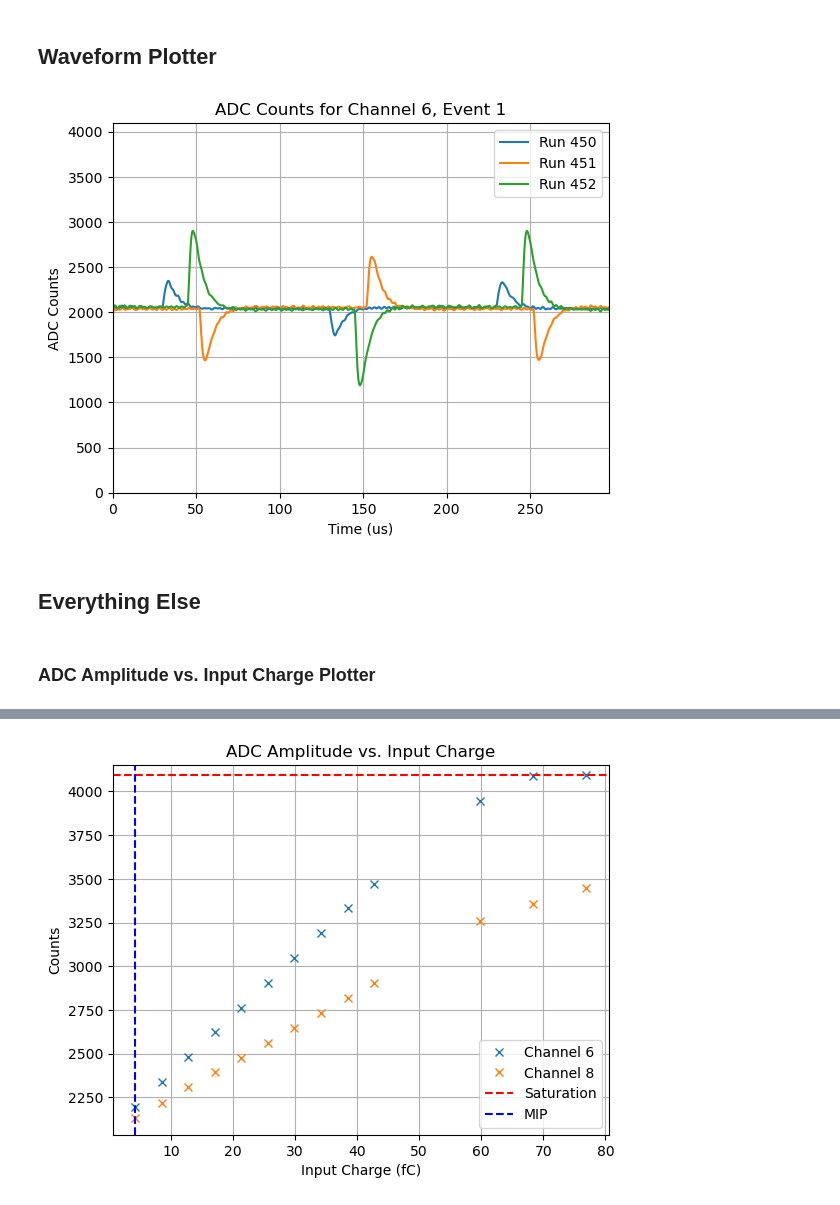
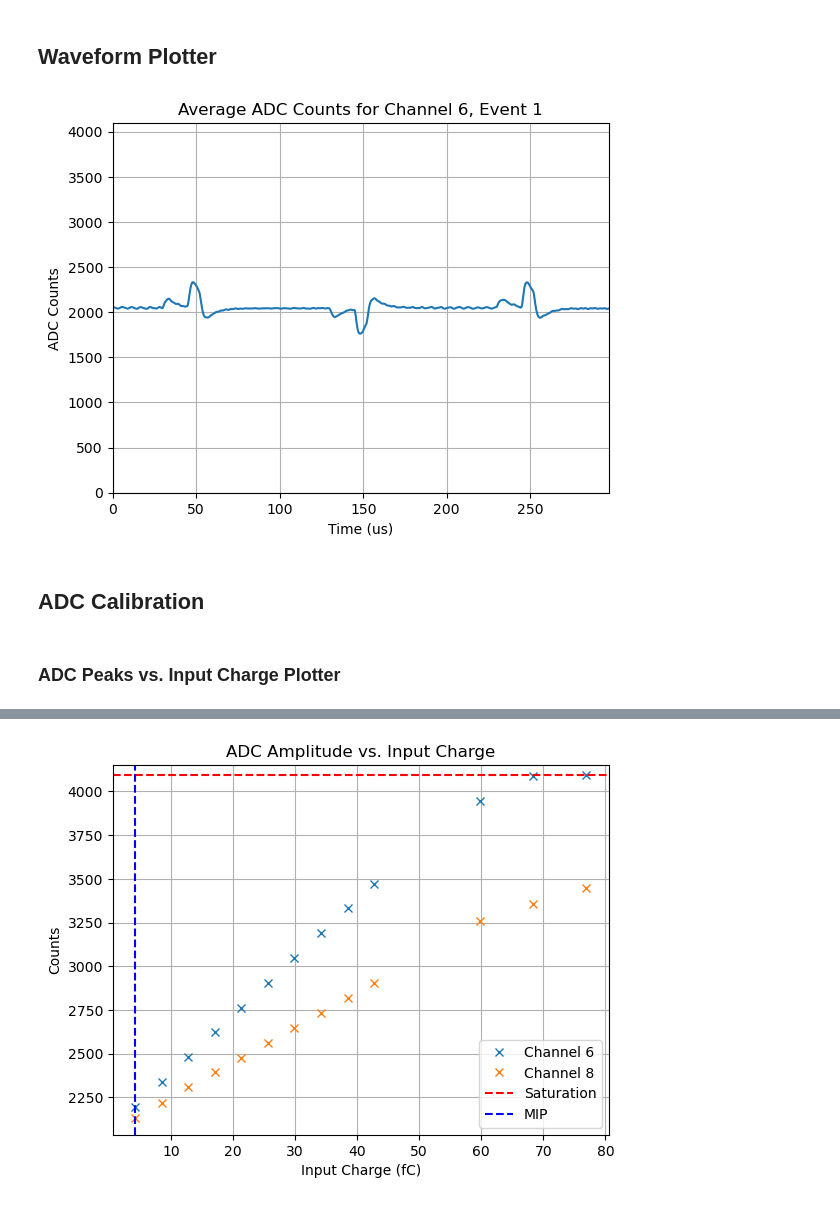
Before and after one commit to svanikt/GRAMS, a Jupyter notebook: pGRAMS Readout Analysis.ipynb, the cells around one changed output, grey strips where cells are left out. Cells and saved outputs as stored; diff of their text form; code cells hidden in the pictures.

```diff
--- a/pGRAMS Readout Analysis.ipynb
+++ b/pGRAMS Readout Analysis.ipynb
@@ -115,12 +115,13 @@ def waveform_plotter(file_list, active_ch, event_id, overlay=1, average=0):
 
     return
 # %%
+# set inputs, run plotter
 file_list = [450, 451, 452]
 active_ch = 6
 event_id = 1
 
-waveform_plotter(file_list, active_ch=6, event_id=1, overlay=1, average=0)
+waveform_plotter(file_list, active_ch=6, event_id=1, overlay=1, average=1)
 # %% [output]
-[figure, old version]
+[figure, new version]
 # %% [markdown]
-## Everything Else
+## ADC Calibration
@@ -135,3 +128 @@ overlay = 1 # set to 0 for individual plots, 1 for overlaid plots
-# %% [markdown]
-### ADC Amplitude vs. Input Charge Plotter
 # %%
@@ -170 +153,3 @@ for ch in active_ch:
+# %% [markdown]
+### ADC Peaks vs. Input Charge Plotter
 # %%
```
Also changed, not shown: parts of 10 cells of this notebook.
